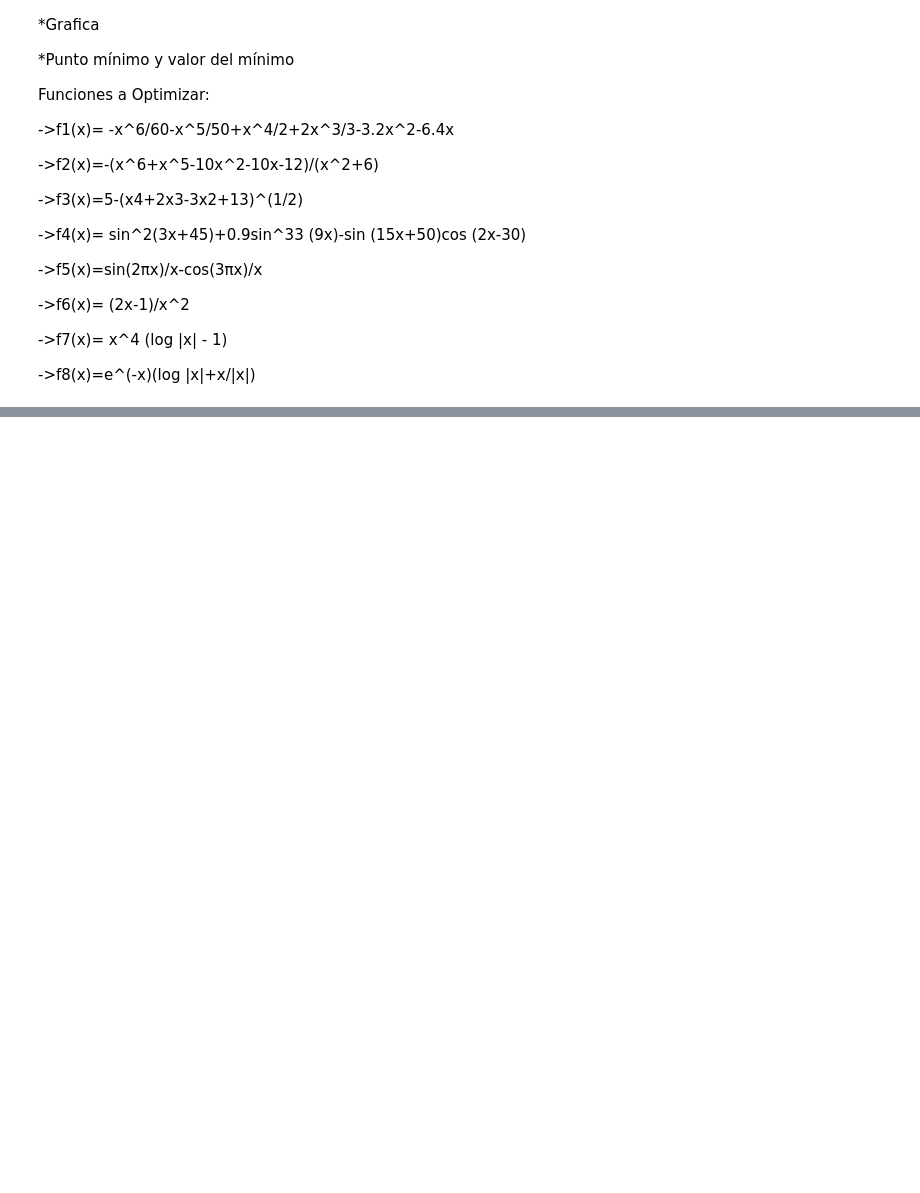
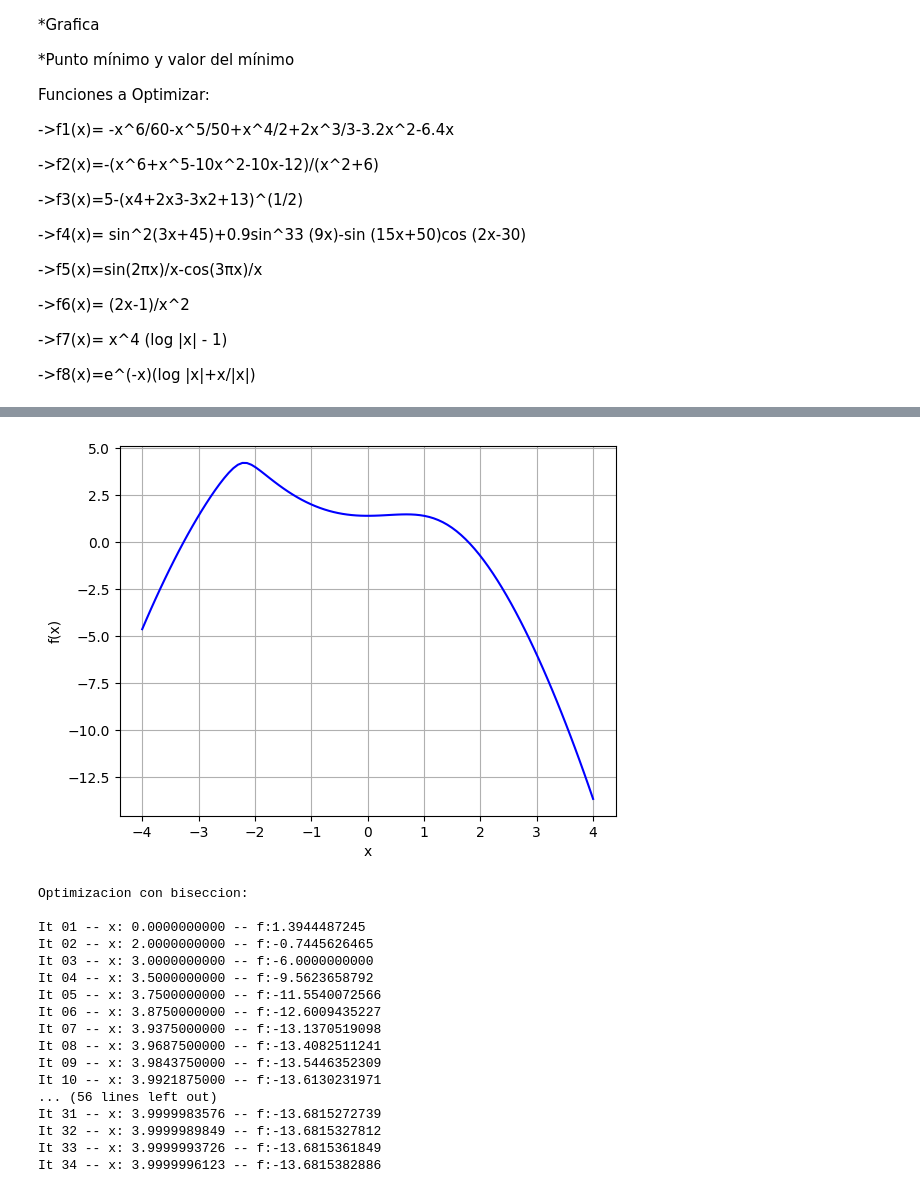
Before and after one commit to Marcosias0400/Optimizacion, a Jupyter notebook: Funciones_optimizacion.ipynb, the cells around one changed output, grey strips where cells are left out. Cells and saved outputs as stored; diff of their text form; code cells hidden in the pictures; blank space fills up the shorter version.

```diff
--- a/Funciones_optimizacion.ipynb
+++ b/Funciones_optimizacion.ipynb
@@ -244,0 +270,36 @@ GraficarFuncionObjetivo(x1[0],x1[1],f1)
+# %%
+#Graficacion de la primarea funcion f3
+# x=[a,b]
+x1=[-4,4]
+GraficarFuncionObjetivo(x1[0],x1[1],f3)
+b=biseccion(x1[0],x1[1],f3)
+print('Optimizacion con biseccion:\n')
+registro(b)
+n=newtonRaphson(x1[0],x1[1],f3)
+print('\n Optimizacion con Newton-Raphson:\n')
+registro(n)
+s=secante(x1[0],x1[1],f3)
+print('\n Optimizacion con Metodo de la secante:\n')
+registro(s)
+d=seccion_dorada(x1[0],x1[1],f3)
+print('\n Optimizacion con Metodo de la seccion dorada:\n')
+registro(d)
+# %% [output]
+[figure, added]
+Optimizacion con biseccion:
+
+It 01 -- x: 0.0000000000 -- f:1.3944487245
+It 02 -- x: 2.0000000000 -- f:-0.7445626465
+It 03 -- x: 3.0000000000 -- f:-6.0000000000
+It 04 -- x: 3.5000000000 -- f:-9.5623658792
+It 05 -- x: 3.7500000000 -- f:-11.5540072566
+It 06 -- x: 3.8750000000 -- f:-12.6009435227
+It 07 -- x: 3.9375000000 -- f:-13.1370519098
+It 08 -- x: 3.9687500000 -- f:-13.4082511241
+It 09 -- x: 3.9843750000 -- f:-13.5446352309
+It 10 -- x: 3.9921875000 -- f:-13.6130231971
+... (56 lines left out)
+It 31 -- x: 3.9999983576 -- f:-13.6815272739
+It 32 -- x: 3.9999989849 -- f:-13.6815327812
+It 33 -- x: 3.9999993726 -- f:-13.6815361849
+It 34 -- x: 3.9999996123 -- f:-13.6815382886
```
Also changed, not shown: parts of 15 cells of this notebook.
